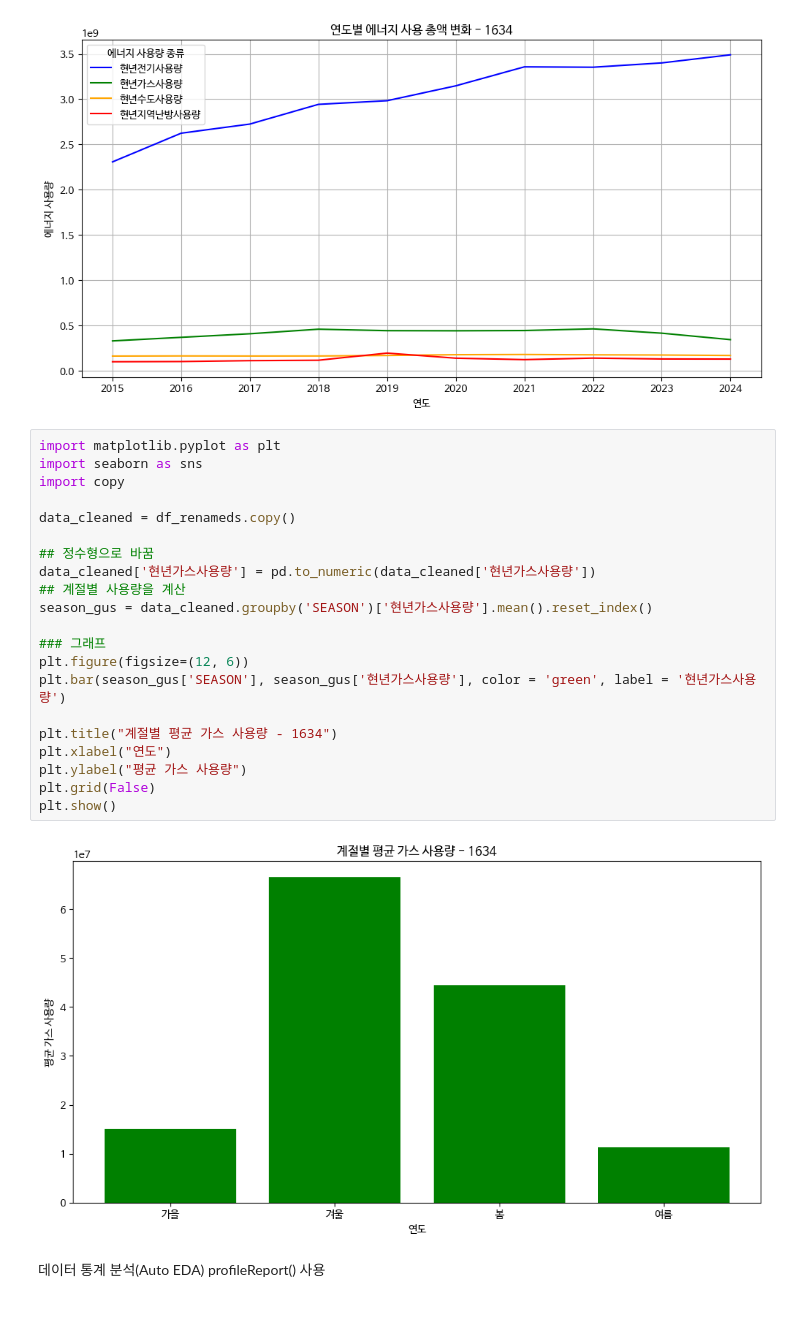
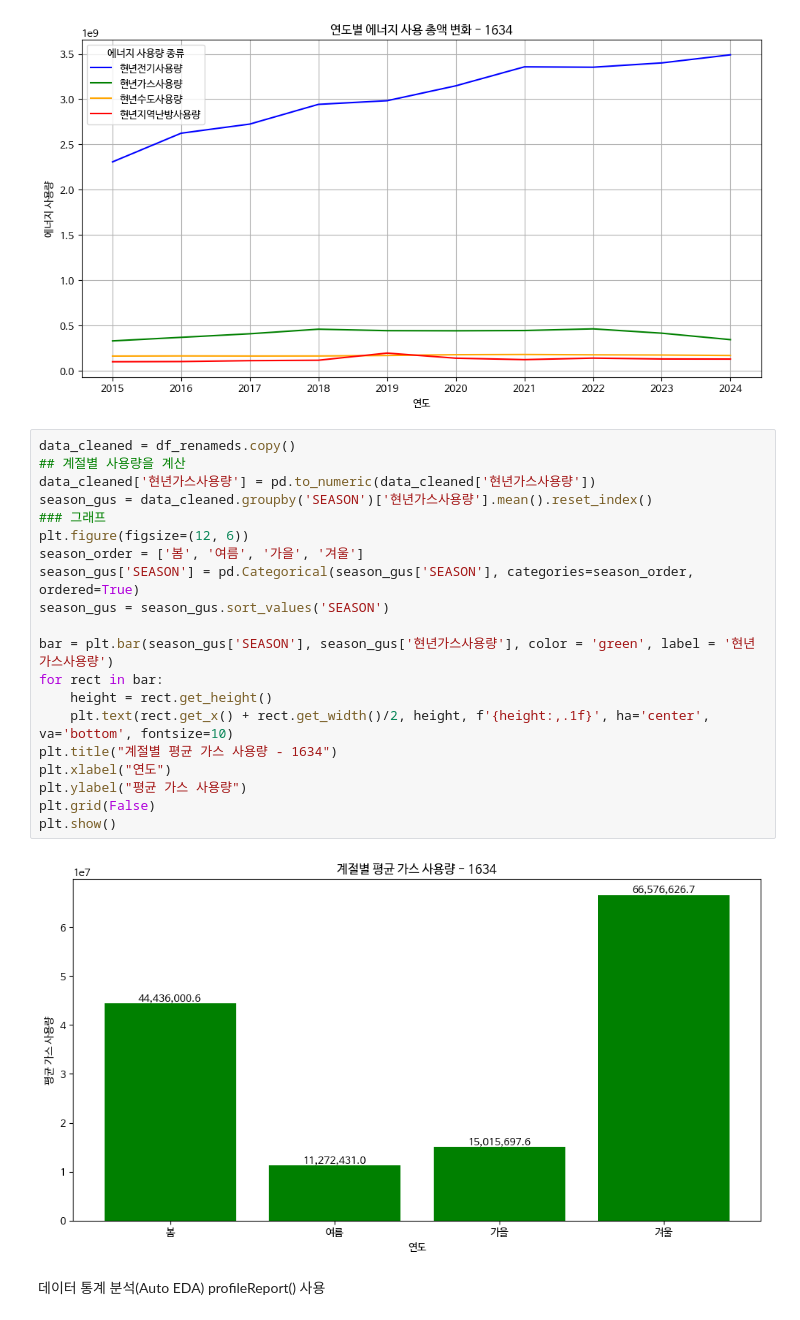
Before and after one commit to akatwinkle/bab_bab, a Jupyter notebook: 과제.ipynb, the cells around one changed output. Saved outputs shown, nothing was run; the diff lists cells and outputs as text.

```diff
--- a/과제.ipynb
+++ b/과제.ipynb
@@ -191,27 +191,26 @@ plt.show()
 # %% [output]
 [figure]
 # %%
-import matplotlib.pyplot as plt
-import seaborn as sns
-import copy
-
 data_cleaned = df_renameds.copy()
-
-## 정수형으로 바꿈
+## 계절별 사용량을 계산
 data_cleaned['현년가스사용량'] = pd.to_numeric(data_cleaned['현년가스사용량'])
-## 계절별 사용량을 계산
 season_gus = data_cleaned.groupby('SEASON')['현년가스사용량'].mean().reset_index()
-
 ### 그래프
 plt.figure(figsize=(12, 6))
-plt.bar(season_gus['SEASON'], season_gus['현년가스사용량'], color = 'green', label = '현년가스사용량')
+season_order = ['봄', '여름', '가을', '겨울']
+season_gus['SEASON'] = pd.Categorical(season_gus['SEASON'], categories=season_order, ordered=True)
+season_gus = season_gus.sort_values('SEASON')
 
+bar = plt.bar(season_gus['SEASON'], season_gus['현년가스사용량'], color = 'green', label = '현년가스사용량')
+for rect in bar:
+    height = rect.get_height()
+    plt.text(rect.get_x() + rect.get_width()/2, height, f'{height:,.1f}', ha='center', va='bottom', fontsize=10)
 plt.title("계절별 평균 가스 사용량 - 1634")
 plt.xlabel("연도")
 plt.ylabel("평균 가스 사용량")
 plt.grid(False)
 plt.show()
 # %% [output]
-[figure, old version]
+[figure, new version]
 # %% [markdown]
 데이터 통계 분석(Auto EDA) profileReport() 사용
```
